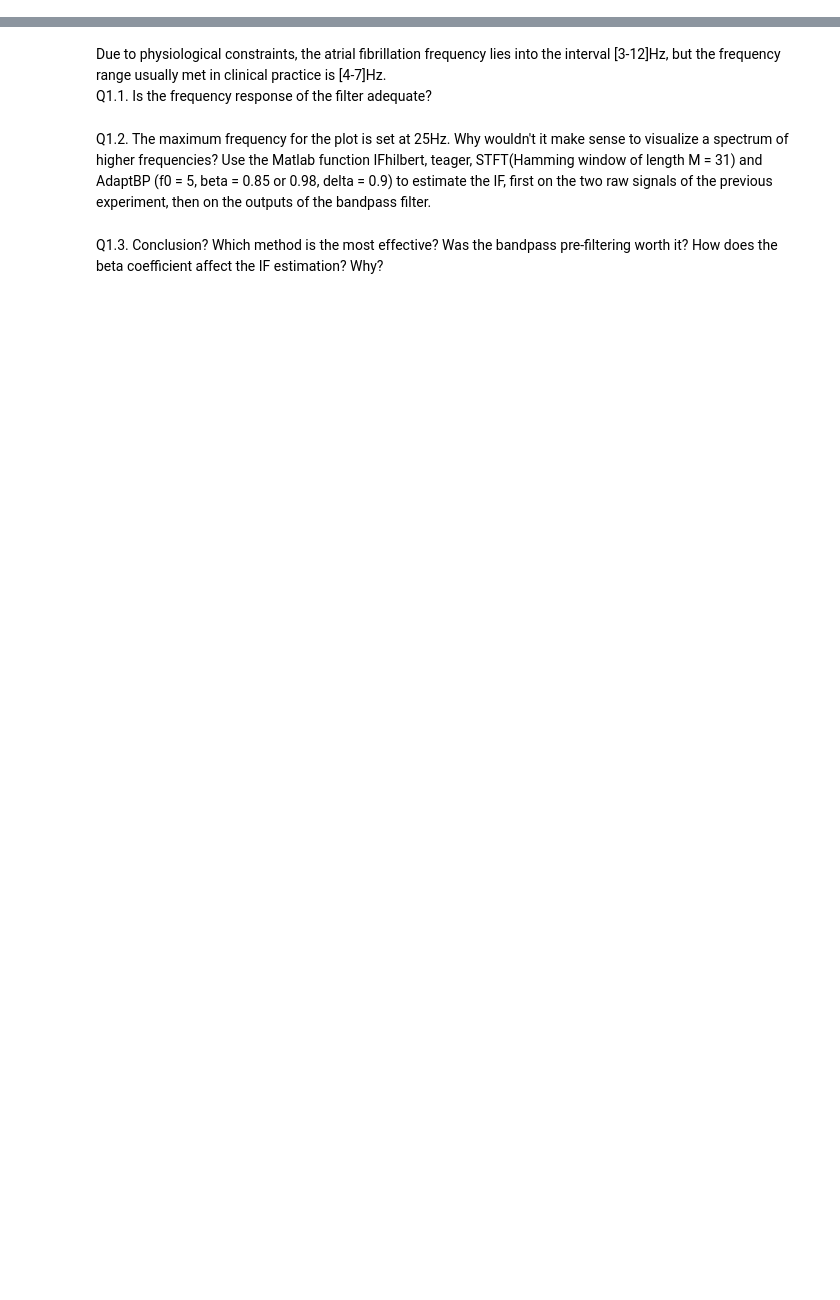
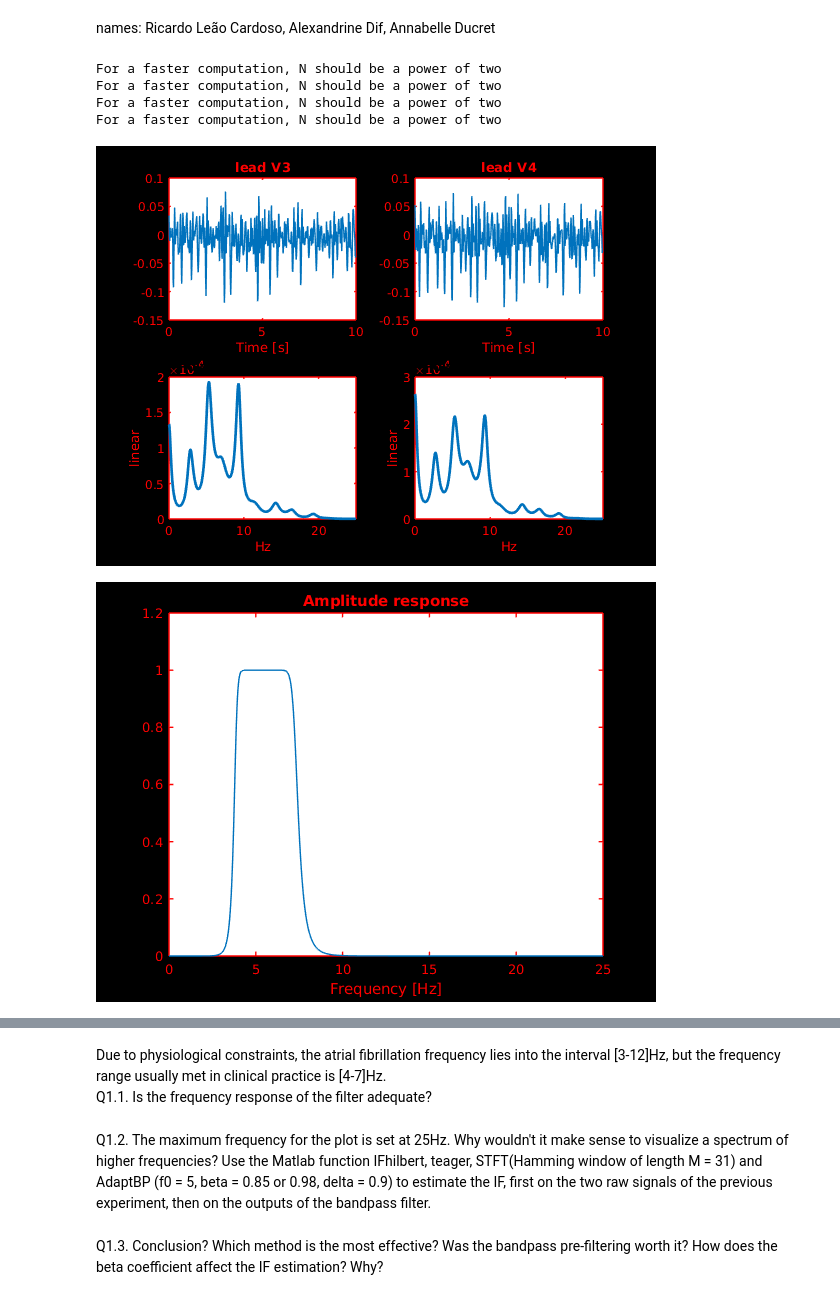
Before and after one commit to ricardo2911/labo, a Jupyter notebook: Labo_07/Lab07.ipynb, the cells around one changed output, grey strips where cells are left out. Saved outputs shown, nothing was run; the diff lists cells and outputs as text; code cells hidden in the pictures; blank space fills up the shorter version.

```diff
--- a/Labo_07/Lab07.ipynb
+++ b/Labo_07/Lab07.ipynb
@@ -1,3 +1,5 @@
+# %% [markdown]
+names: Ricardo Leão Cardoso, Alexandrine Dif, Annabelle Ducret
 # %%
 % --------- Experiment 1 -------------
 % IF estimation form surface ECG during atrial fibrillation
@@ -14,12 +16,14 @@ Fs = 50;
 % Visualize the raw signals and their PSD estimates
 figure
 t = (0:N-1)./Fs;
-subplot(221), plot(t, V3), title('lead V3', 'Color', 'r'), xlabel('Time [s]', 'Color', 'r')
+subplot(221), plot(t, V3), title('lead V3', 'Color', 'r'), xlabel('Time [s]', 'Color', 'r'), set(gca, 'XColor', 'r', 'YColor', 'r')
 subplot(223), AR_psd(V3, 20, 50, 25, 0, 1);
+set(gca, 'XColor', 'r', 'YColor', 'r') % Added missing axis coloring
 set(gcf, 'Name', 'raw V3 signal and the PSD')
 
-subplot(222), plot(t, V4), title('lead V4', 'Color', 'r'), xlabel('Time [s]', 'Color', 'r')
+subplot(222), plot(t, V4), title('lead V4', 'Color', 'r'), xlabel('Time [s]', 'Color', 'r'), set(gca, 'XColor', 'r', 'YColor', 'r')
 subplot(224), AR_psd(V4, 20, 50, 25, 0, 1);
+set(gca, 'XColor', 'r', 'YColor', 'r') % Added missing axis coloring
 set(gcf, 'Name', 'raw V4 signal and the PSD')
 
 % Design the IIR bandpass filter [4-7]Hz
@@ -30,6 +34,7 @@ set(gcf, 'Name', 'raw V4 signal and the PSD')
 figure
 [h,w] = freqz(b, a, 1000);
 plot(Fs*linspace(0,0.5,1000), abs(h)), title('Amplitude response', 'Color', 'r'), xlabel('Frequency [Hz]', 'Color', 'r')
+set(gca, 'XColor', 'r', 'YColor', 'r') % Set axis and ticks to red
 set(gcf, 'Name', 'Amplitude response of the bandpass filter')
 
 % Filter the signals
@@ -38,46 +43,55 @@ V4_filt = filtfilt(b, a, V4);
 
 % Visualize the filtered signals and their PSD estimates
 figure
-subplot(221), plot(t, V3_filt), title('lead V3', 'Color', 'r'), xlabel('Time [s]', 'Color', 'r')
+subplot(221), plot(t, V3_filt), title('lead V3', 'Color', 'r'), xlabel('Time [s]', 'Color', 'r'), set(gca, 'XColor', 'r', 'YColor', 'r')
 subplot(223), AR_psd(V3_filt, 20, 50, 25, 0, 1);
+set(gca, 'XColor', 'r', 'YColor', 'r') % Added missing axis coloring
 set(gcf, 'Name', 'filtered V3 signal and the PSD')
 
-subplot(222), plot(t, V4_filt), title('lead V4', 'Color', 'r'), xlabel('Time [s]', 'Color', 'r')
+subplot(222), plot(t, V4_filt), title('lead V4', 'Color', 'r'), xlabel('Time [s]', 'Color', 'r'), set(gca, 'XColor', 'r', 'YColor', 'r')
 subplot(224), AR_psd(V4_filt, 20, 50, 25, 0, 1);
+set(gca, 'XColor', 'r', 'YColor', 'r') % Added missing axis coloring
 set(gcf, 'Name', 'filtered V4 signal and the PSD')
 
 % IF estimation on raw signals
 IF_STFT = STFT(V3, 31, 50);
 [IF_Adapt_1, y] = AdaptBP(V3, 5, 0.85, 0.9, 50, 0);
 [IF_Adapt_2, y] = AdaptBP(V3, 5, 0.98, 0.9, 50, 0);
 figure
-subplot(311), plot(t, IF_STFT), title('IF\_STFT on raw V3 signal', 'Color', 'r'), xlabel('Time [s]', 'Color', 'r'), ylim([0 15])
-subplot(312), plot(t, IF_Adapt_1), title('IF\_Adapt on raw V3 signal, beta = 0.85', 'Color', 'r'), xlabel('Time [s]', 'Color', 'r'), ylim([0 15])
-subplot(313), plot(t, IF_Adapt_2), title('IF\_Adapt on raw V3 signal, beta = 0.98', 'Color', 'r'), xlabel('Time [s]', 'Color', 'r'), ylim([0 15])
+subplot(311), plot(t, IF_STFT), title('IF\_STFT on raw V3 signal', 'Color', 'r'), xlabel('Time [s]', 'Color', 'r'), ylim([0 15]), set(gca, 'XColor', 'r', 'YColor', 'r')
+subplot(312), plot(t, IF_Adapt_1), title('IF\_Adapt on raw V3 signal, beta = 0.85', 'Color', 'r'), xlabel('Time [s]', 'Color', 'r'), ylim([0 15]), set(gca, 'XColor', 'r', 'YColor', 'r')
+subplot(313), plot(t, IF_Adapt_2), title('IF\_Adapt on raw V3 signal, beta = 0.98', 'Color', 'r'), xlabel('Time [s]', 'Color', 'r'), ylim([0 15]), set(gca, 'XColor', 'r', 'YColor', 'r')
 set(gcf, 'Name', 'IF estimation on raw V3 signal')
 
 IF_STFT = STFT(V4, 31, 50);
 [IF_Adapt_1, y] = AdaptBP(V4, 5, 0.85, 0.9, 50, 0);
 [IF_Adapt_2, y] = AdaptBP(V4, 5, 0.98, 0.9, 50, 0);
 figure
-subplot(311), plot(t, IF_STFT), title('IF\_STFT on raw V4 signal', 'Color', 'r'), xlabel('Time [s]', 'Color', 'r'), ylim([0 15])
-subplot(312), plot(t, IF_Adapt_1), title('IF\_Adapt on raw V4 signal, beta = 0.85', 'Color', 'r'), xlabel('Time [s]', 'Color', 'r'), ylim([0 15])
-subplot(313), plot(t, IF_Adapt_2), title('IF\_Adapt on raw V4 signal, beta = 0.98', 'Color', 'r'), xlabel('Time [s]', 'Color', 'r'), ylim([0 15])
+subplot(311), plot(t, IF_STFT), title('IF\_STFT on raw V4 signal', 'Color', 'r'), xlabel('Time [s]', 'Color', 'r'), ylim([0 15]), set(gca, 'XColor', 'r', 'YColor', 'r')
+subplot(312), plot(t, IF_Adapt_1), title('IF\_Adapt on raw V4 signal, beta = 0.85', 'Color', 'r'), xlabel('Time [s]', 'Color', 'r'), ylim([0 15]), set(gca, 'XColor', 'r', 'YColor', 'r')
+subplot(313), plot(t, IF_Adapt_2), title('IF\_Adapt on raw V4 signal, beta = 0.98', 'Color', 'r'), xlabel('Time [s]', 'Color', 'r'), ylim([0 15]), set(gca, 'XColor', 'r', 'YColor', 'r')
 set(gcf, 'Name', 'IF estimation on raw V4 signal')
 
 % IF estimation on filtered signals
 IF_STFT = STFT(V3_filt, 31, 50);
 [IF_Adapt_1f, y] = AdaptBP(V3_filt, 5, 0.85, 0.9, 50, 0);
 [IF_Adapt_2f, y] = AdaptBP(V3_filt, 5, 0.98, 0.9, 50, 0);
 figure
-subplot(311), plot(t, IF_STFT), title('IF\_STFT on filtered V3 signal', 'Color', 'r'), xlabel('Time [s]', 'Color', 'r'), ylim([0 15])
-subplot(312), plot(t, IF_Adapt_1f), title('IF\_Adapt on filtered V3 signal, beta = 0.85', 'Color', 'r'), xlabel('Time [s]', 'Color', 'r'), ylim([0 15])
-subplot(313), plot(t, IF_Adapt_2f), title('IF\_Adapt on filtered V3 signal, beta = 0.98', 'Color', 'r'), xlabel('Time [s]', 'Color', 'r'), ylim([0 15])
+subplot(311), plot(t, IF_STFT), title('IF\_STFT on filtered V3 signal', 'Color', 'r'), xlabel('Time [s]', 'Color', 'r'), ylim([0 15]), set(gca, 'XColor', 'r', 'YColor', 'r')
+subplot(312), plot(t, IF_Adapt_1f), title('IF\_Adapt on filtered V3 signal, beta = 0.85', 'Color', 'r'), xlabel('Time [s]', 'Color', 'r'), ylim([0 15]), set(gca, 'XColor', 'r', 'YColor', 'r')
+subplot(313), plot(t, IF_Adapt_2f), title('IF\_Adapt on filtered V3 signal, beta = 0.98', 'Color', 'r'), xlabel('Time [s]', 'Color', 'r'), ylim([0 15]), set(gca, 'XColor', 'r', 'YColor', 'r')
 set(gcf, 'Name', 'IF estimation on filtered V3 signal')
 
 IF_STFT = STFT(V4_filt, 31, 50);
 [IF_Adapt, y] = AdaptBP(V4_filt, 4, 0.95, 0.9, 50, 0);
 figure
-subplot(211), plot(t, IF_STFT), title('IF\_STFT on filtered V4 signal', 'Color', 'r'), xlabel('Time [s]', 'Color', 'r'), ylim([0 15])
-subplot(212), plot(t, IF_Adapt), title('IF\_Adapt on filtered V4 signal', 'Color', 'r'), xlabel('Time [s]', 'Color', 'r'), ylim([0 15])
+subplot(211), plot(t, IF_STFT), title('IF\_STFT on filtered V4 signal', 'Color', 'r'), xlabel('Time [s]', 'Color', 'r'), ylim([0 15]), set(gca, 'XColor', 'r', 'YColor', 'r')
+subplot(212), plot(t, IF_Adapt), title('IF\_Adapt on filtered V4 signal', 'Color', 'r'), xlabel('Time [s]', 'Color', 'r'), ylim([0 15]), set(gca, 'XColor', 'r', 'YColor', 'r')
 set(gcf, 'Name', 'IF estimation on filtered V4 signal')
+# %% [output]
+For a faster computation, N should be a power of two
+For a faster computation, N should be a power of two
+For a faster computation, N should be a power of two
+For a faster computation, N should be a power of two
+[figure, added]
+[figure, added]
```
Also changed, not shown: parts of 3 cells of this notebook.
